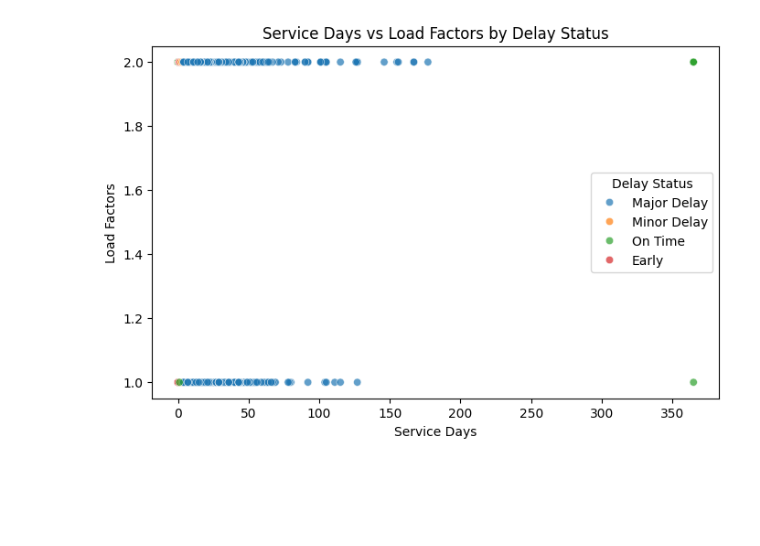
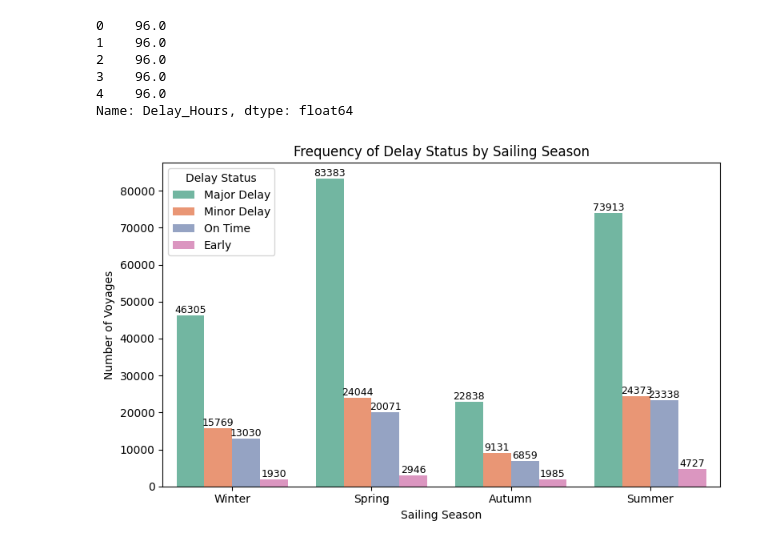
Before and after one commit to Kegmar/vrpp, a Jupyter notebook: notebooks/data_exp.ipynb, the cells around one changed output. Cells and saved outputs as stored; diff of their text form; code cells hidden in the pictures; blank space fills up the shorter version.

```diff
--- a/notebooks/data_exp.ipynb
+++ b/notebooks/data_exp.ipynb
@@ -83,11 +22,46 @@ plt.show()
+# %%
+
+def parse_duration(val):
+    if pd.isna(val):
+        return None
+    val = str(val).strip()
+
+    if '.' in val and ':' in val:
+        parts = val.split('.')
+        if parts[0].isdigit():
+            val = f"{parts[0]} days {parts[1]}"
+    try:
+        td = pd.to_timedelta(val)
+        return td.total_seconds() / 3600
+    except Exception:
+        return None
+
+df['Delay_Hours'] = df['Delay Duration'].apply(parse_duration)
+print(df['Delay_Hours'].head())
+# %% [output]
+0    96.0
+1    96.0
+2    96.0
+3    96.0
+4    96.0
+Name: Delay_Hours, dtype: float64
+# %%
+df["Delay_Hours"] = pd.to_numeric(df["Delay_Hours"], errors="coerce")
 # %%
-# Delay Duration vs Service Days
+# Frequency of Delay Status by Sailing Season
 plt.figure(figsize=(8,5))
-sns.scatterplot(data=df, x="Service Days", y="Load Factors", hue="Delay_Status", alpha=0.7)
-plt.title("Service Days vs Load Factors by Delay Status")
-plt.xlabel("Service Days")
-plt.ylabel("Load Factors")
+ax = sns.countplot(data=df, x="Sailing Season", hue="Delay_Status", palette="Set2")
+
+plt.title("Frequency of Delay Status by Sailing Season")
+plt.xlabel("Sailing Season")
+plt.ylabel("Number of Voyages")
 plt.legend(title="Delay Status")
+
+# Добавим числа над столбцами
+for container in ax.containers:
+    ax.bar_label(container, fmt='%d', label_type='edge', fontsize=9)
+
+plt.tight_layout()
 plt.show()
 # %% [output]
-[figure, old version]
+[figure, new version]
```
Also changed, not shown: parts of 23 cells of this notebook, 27 other files.
